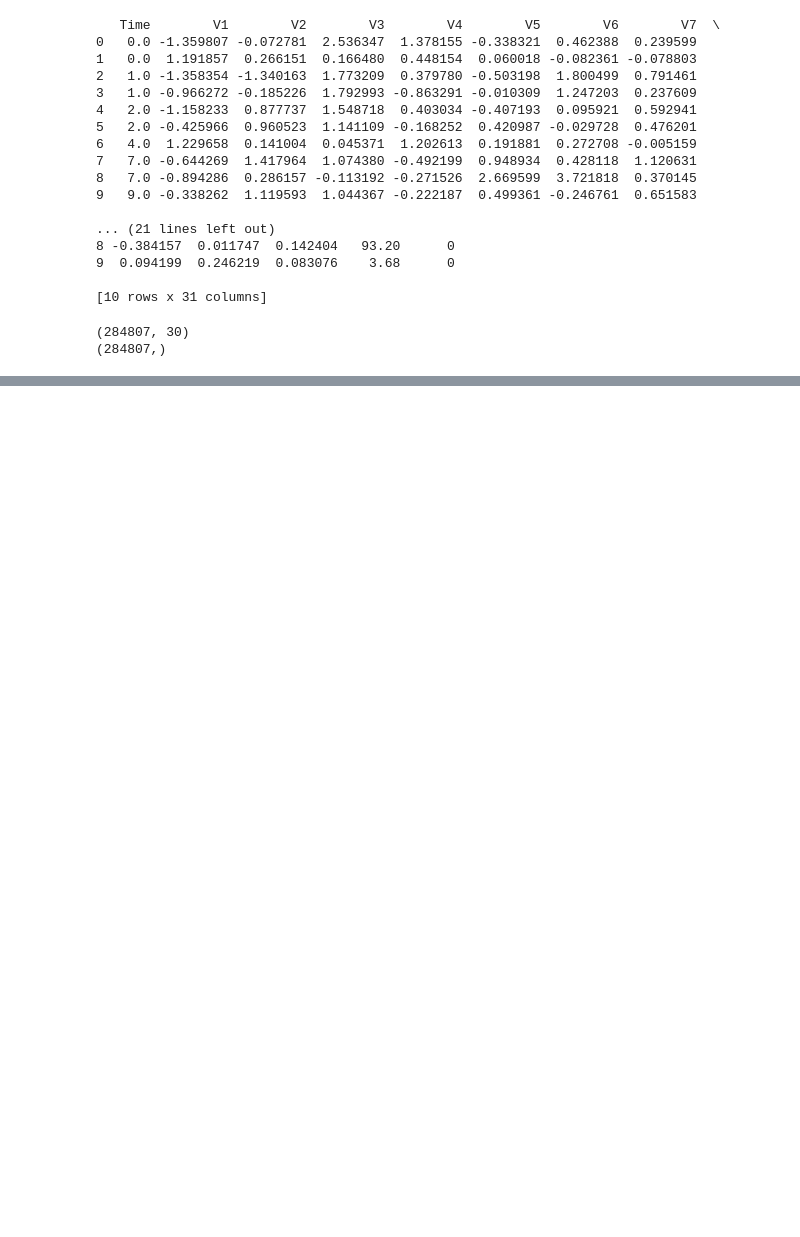
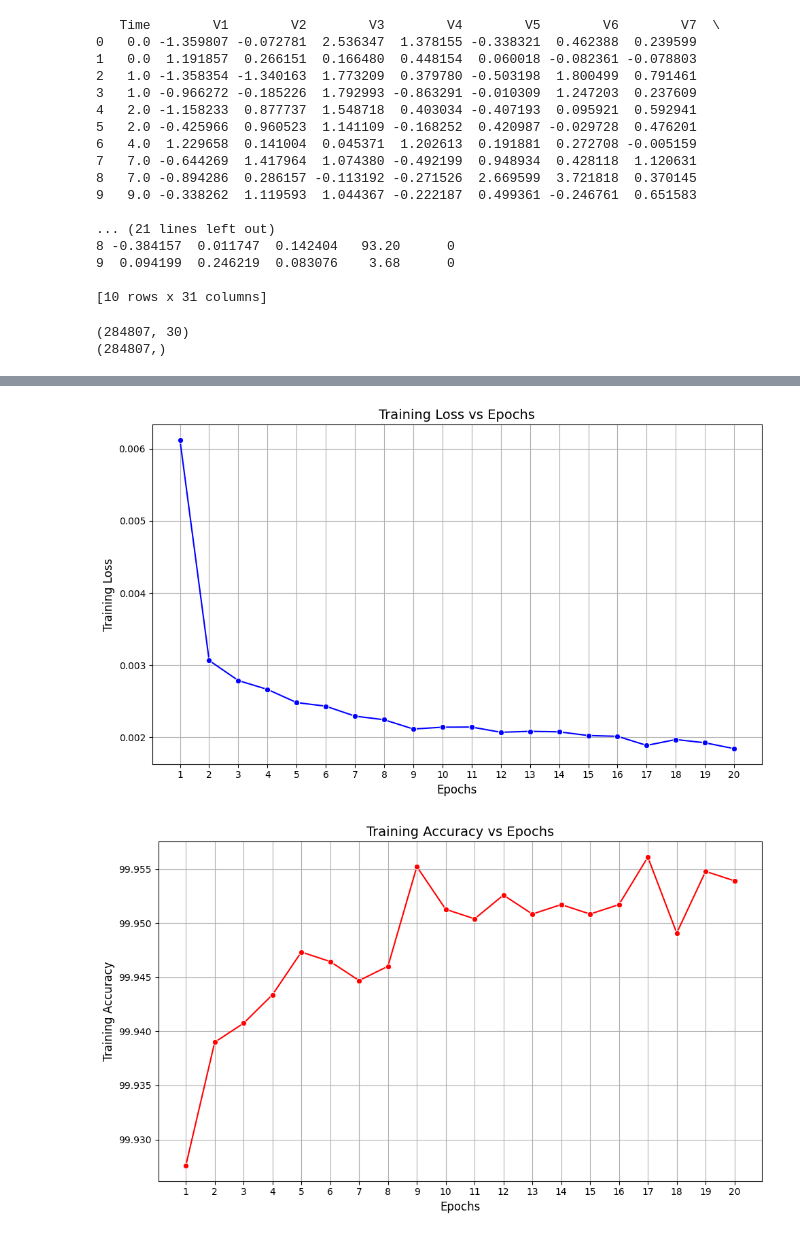
Before and after one commit to 7Abdoman7/Quantum_Abdo, a Jupyter notebook: QML/Research/Research.ipynb, the cells around one changed output, grey strips where cells are left out. Drawn from its saved outputs; the diff is of its cells as text; code cells hidden in the pictures; blank space fills up the shorter version.

```diff
--- a/QML/Research/Research.ipynb
+++ b/QML/Research/Research.ipynb
@@ -16,7 +18,7 @@ import seaborn as sns
 import matplotlib.pyplot as plt
 import time
 # %%
-data = pd.read_csv('../../../creditcard.csv')
+data = pd.read_csv('../../../Datasets/creditcard.csv')
 
 print(data.head(10))
 # %% [output]
@@ -290,7 +236,0 @@ class ClassicalClassifier(nn.Module):
-# %%
-input_dim = X_train.shape[1]
-
-model_classical = ClassicalClassifier(input_dim)
-
-print("Training Classical Model with Full Dataset:")
-model_classical.train_with_scheduler(train_loader, test_loader)
@@ -314,0 +237,14 @@ Avg loss: 0.002866
+# %%
+def print_analysis(target, title=None, ylabel=None, xlabel=None, color='blue'):
+    epochs = np.arange(1, len(target) + 1)
+    plt.figure(figsize=(10, 6))
+    sns.lineplot(x=epochs, y=target, marker='o', color=color)
+
+    plt.xlabel(xlabel, fontsize=12)
+    plt.ylabel(ylabel, fontsize=12)
+    plt.title(title, fontsize=14)
+    plt.xticks(epochs)
+    plt.grid(True)
+
+    plt.tight_layout()
+    plt.show()
@@ -314,0 +255,8 @@ Avg loss: 0.002866
+# %%
+print("\nTraining Classical Model with Full Dataset:")
+model_classical = HybridClassifier(input_dim, hybrid=False, epochs=20, batch_size=32, learning_rate=0.001, n_qubits=n_qubits, n_classes=2)
+train_lossses, train_accuracies = model_classical.train_with_scheduler(train_loader, print_loss=False, print_time=True)
+test_loss, test_accuracy = model_classical.evaluate(test_loader, loss_fn=nn.CrossEntropyLoss())
+
+print(f"Test Loss: {test_loss}")
+print(f"Test Accuracy: {test_accuracy}")
@@ -314,0 +267,6 @@ Avg loss: 0.002866
+# %%
+print_analysis(train_lossses, title='Training Loss vs Epochs', xlabel='Epochs', ylabel='Training Loss', color='blue')
+print_analysis(train_accuracies, title='Training Accuracy vs Epochs', xlabel='Epochs', ylabel='Training Accuracy', color='red')
+# %% [output]
+[figure, added]
+[figure, added]
```
Also changed, not shown: parts of 14 cells of this notebook, 1 other file.
